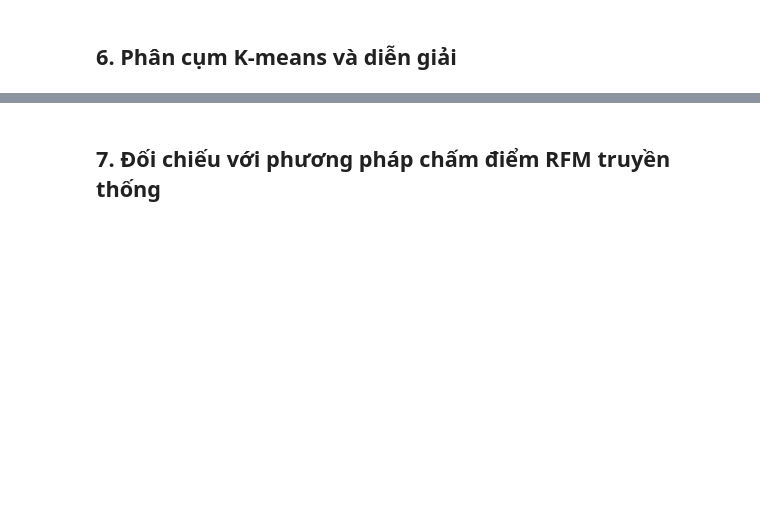
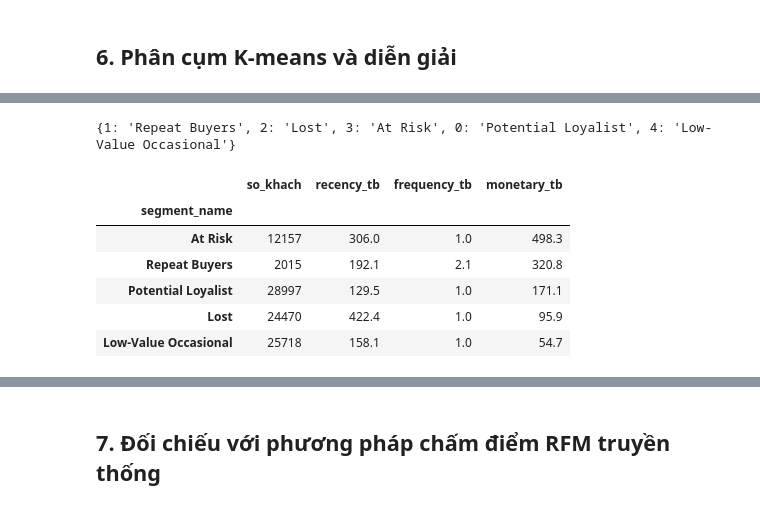
Before and after one commit to nhaduy-data/customer-lifecycle-analytics, a Jupyter notebook: notebooks/01_eda_rfm_kmeans.ipynb, the cells around one changed output, grey strips where cells are left out. Saved outputs shown, nothing was run; the diff lists cells and outputs as text; code cells hidden in the pictures; blank space fills up the shorter version.

```diff
--- a/notebooks/01_eda_rfm_kmeans.ipynb
+++ b/notebooks/01_eda_rfm_kmeans.ipynb
@@ -354,13 +361,44 @@ profile
 # %%
-# Gán tên phân khúc dựa trên đặc trưng của từng cụm
-segment_map = {
-    4: 'At Risk',
-    0: 'Potential Loyalist',
-    1: 'Lost',
-    3: 'Low-Value Occasional',
-    2: 'Repeat Buyers'
-}
+# Gán tên phân khúc theo ĐẶC TRƯNG của cụm, không theo số cụm:
+# số cụm K-Means đổi mỗi khi dữ liệu đầu vào đổi, đặc trưng thì không.
+prof = rfm.groupby('cluster').agg(
+    recency_tb=('recency', 'mean'),
+    frequency_tb=('frequency', 'mean'),
+    monetary_tb=('monetary', 'mean'),
+)
+
+segment_map = {}
+remaining = prof.copy()
+
+# 1. Repeat Buyers: cụm duy nhất có frequency trung bình > 1
+c = remaining['frequency_tb'].idxmax(); segment_map[c] = 'Repeat Buyers';       remaining = remaining.drop(c)
+# 2. Lost: recency lớn nhất trong các cụm còn lại
+c = remaining['recency_tb'].idxmax();   segment_map[c] = 'Lost';                remaining = remaining.drop(c)
+# 3. At Risk: monetary lớn nhất trong các cụm còn lại
+c = remaining['monetary_tb'].idxmax();  segment_map[c] = 'At Risk';             remaining = remaining.drop(c)
+# 4. Potential Loyalist: monetary cao hơn trong hai cụm cuối; cụm còn lại là Low-Value Occasional
+c = remaining['monetary_tb'].idxmax();  segment_map[c] = 'Potential Loyalist';  remaining = remaining.drop(c)
+segment_map[remaining.index[0]] = 'Low-Value Occasional'
+
 rfm['segment_name'] = rfm['cluster'].map(segment_map)
+
+# Nghiệm thu: tên phải khớp đặc trưng trước khi ghi xuống DB
+print(segment_map)
+rfm.groupby('segment_name').agg(
+    so_khach=('recency', 'size'),
+    recency_tb=('recency', 'mean'),
+    frequency_tb=('frequency', 'mean'),
+    monetary_tb=('monetary', 'mean'),
+).round(1).sort_values('monetary_tb', ascending=False)
+# %% [output]
+{1: 'Repeat Buyers', 2: 'Lost', 3: 'At Risk', 0: 'Potential Loyalist', 4: 'Low-Value Occasional'}
+|  | so_khach | recency_tb | frequency_tb | monetary_tb |
+| segment_name |  |  |  |  |
+| At Risk | 12157 | 306.0 | 1.0 | 498.3 |
+| Repeat Buyers | 2015 | 192.1 | 2.1 | 320.8 |
+| Potential Loyalist | 28997 | 129.5 | 1.0 | 171.1 |
+| Lost | 24470 | 422.4 | 1.0 | 95.9 |
+| Low-Value Occasional | 25718 | 158.1 | 1.0 | 54.7 |
 # %% [markdown]
 ### Đặt tên phân khúc
 
```
Also changed, not shown: parts of 17 cells of this notebook, 9 other files.
